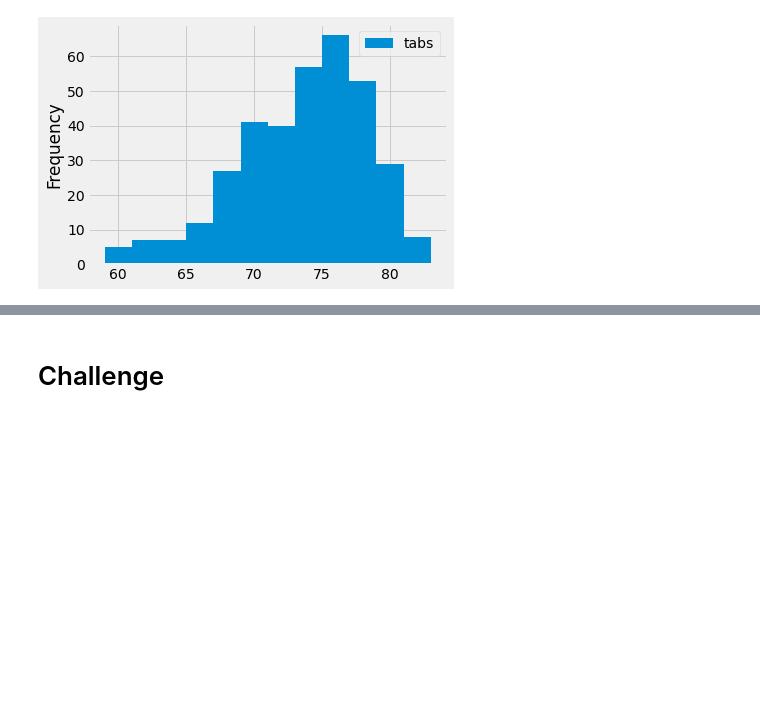
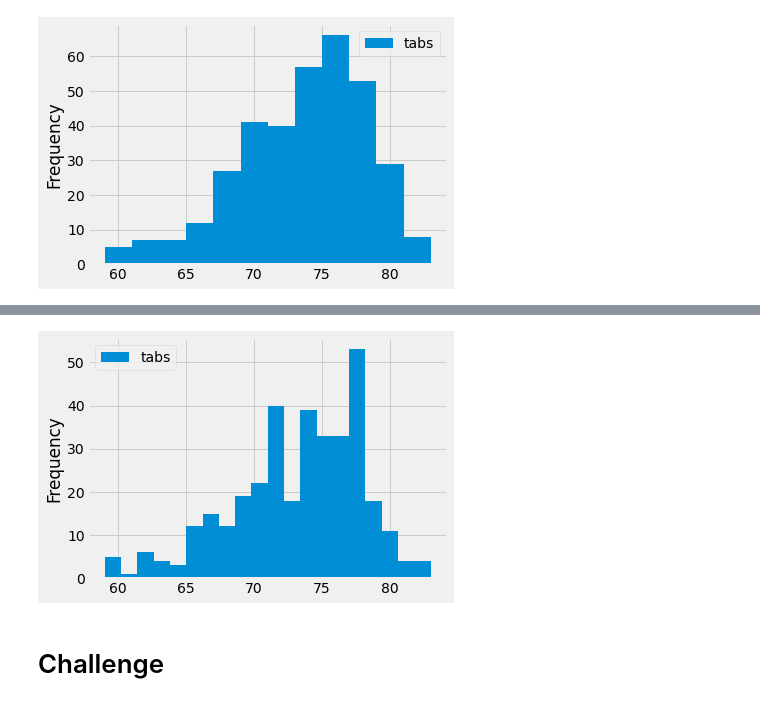
Before and after one commit to Eric0rtega/surfs_up, a Jupyter notebook: climate_analysis.ipynb, the cells around one changed output, grey strips where cells are left out. Saved outputs shown, nothing was run; the diff lists cells and outputs as text; code cells hidden in the pictures; blank space fills up the shorter version.

```diff
--- a/climate_analysis.ipynb
+++ b/climate_analysis.ipynb
@@ -150,3 +155,8 @@ plt.tight_layout()
+# %%
+df.plot.hist(bins=20)
+plt.tight_layout()
+# %% [output]
+[figure, added]
 # %%
 # Write a function called `calc_temps` that will accept start date and end date in the format '%Y-%m-%d'
 # and return the minimum, average, and maximum temperatures for that range of dates
```
Also changed, not shown: parts of 1 cell of this notebook, 1 other file.
